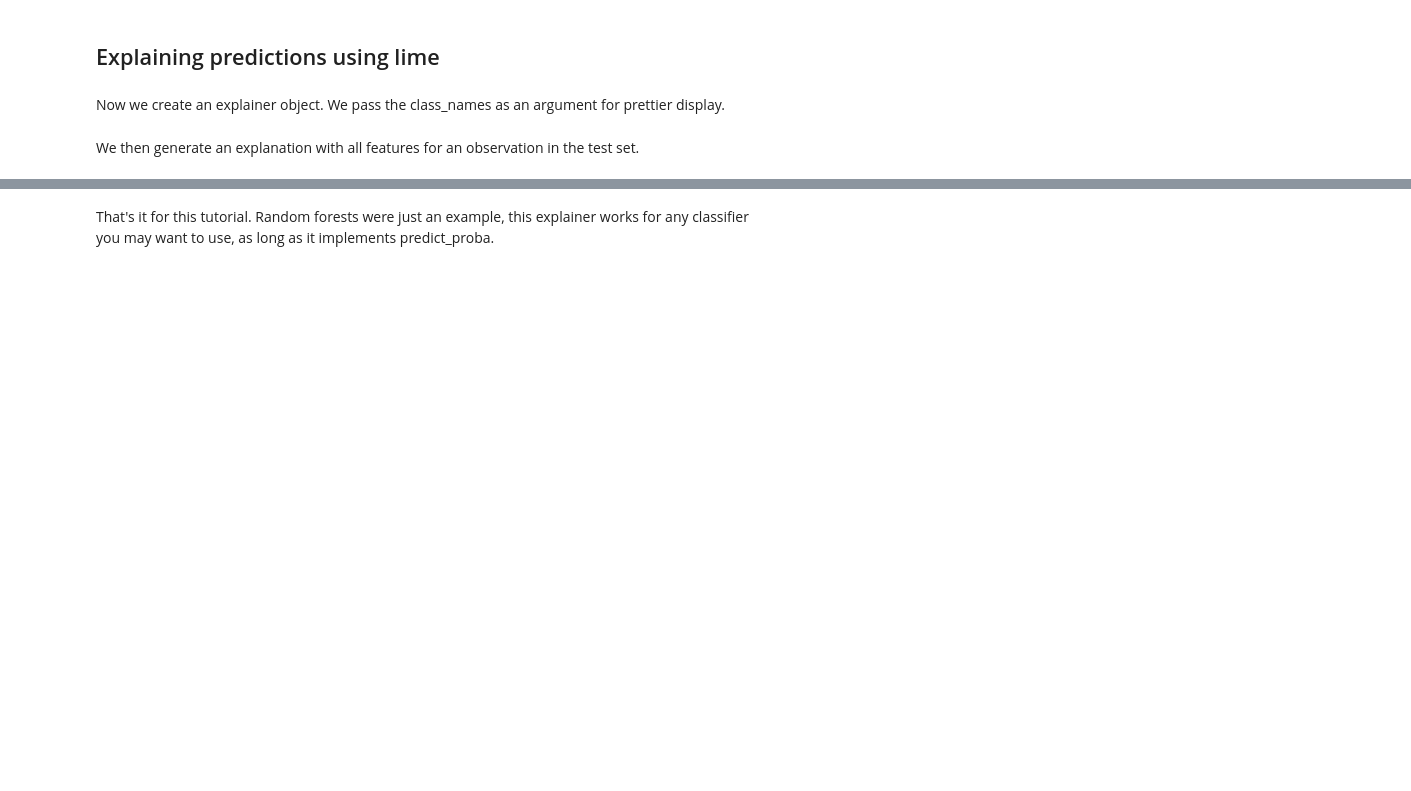
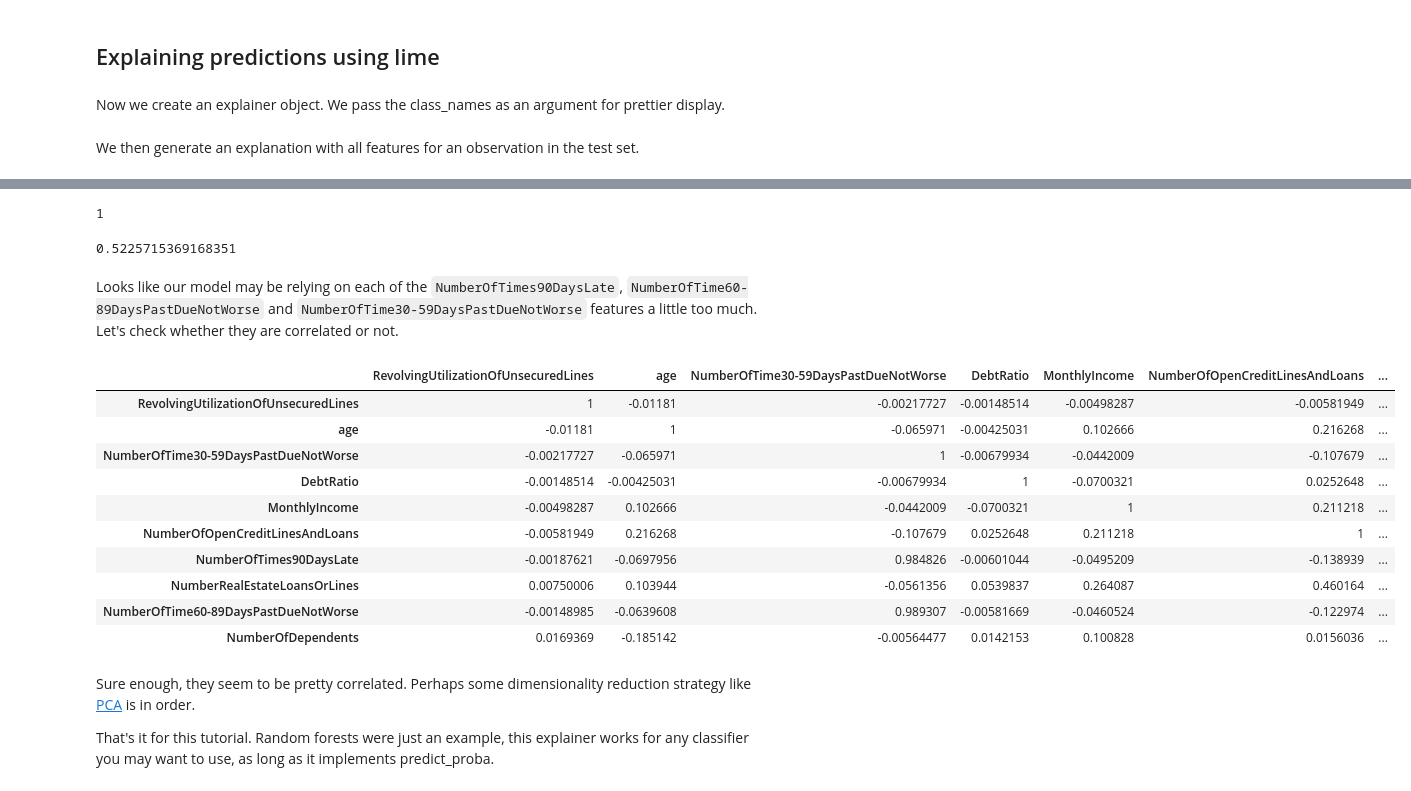
Before and after one commit to neaorin/Explaining-ML-Models, a Jupyter notebook: LIME Explain Credit Scoring.ipynb, the cells around one changed output, grey strips where cells are left out. Drawn from its saved outputs; the diff is of its cells as text; code cells hidden in the pictures; blank space fills up the shorter version.

```diff
--- a/LIME Explain Credit Scoring.ipynb
+++ b/LIME Explain Credit Scoring.ipynb
@@ -71,12 +71,10 @@ Name: SeriousDlqin2yrs, dtype: int64
 # %% [markdown]
 Now, let's say we want to use random forests for classification. It's usually hard to understand what random forests are doing, especially with many trees.
 # %%
-#Blackbox system can include preprocessing, not just a classifier!
-scaler = StandardScaler()
-pca = PCA()
+#Blackbox systems can include preprocessing, not just a classifier!
 rf = RandomForestClassifier(n_estimators=100, n_jobs=-1)
 
-blackbox_model = Pipeline([('scaler', scaler), ('pca', pca), ('rf', rf)])
+blackbox_model = Pipeline([('rf', rf)])
 blackbox_model.fit(X_train, y_train)
 # %% [output]
 Pipeline(memory=None,
@@ -140,3 +153,30 @@ Right: 0.12
 [interactive output not drawn]
+# %%
+y_test.iloc[idx3]
+# %% [output]
+1
+# %%
+print(exp3.score)
+# %% [output]
+0.5225715369168351
+# %% [markdown]
+Looks like our model may be relying on each of the `NumberOfTimes90DaysLate`, `NumberOfTime60-89DaysPastDueNotWorse` and `NumberOfTime30-59DaysPastDueNotWorse` features a little too much. Let's check whether they are correlated or not.
+# %%
+corr = X_train.corr()
+corr.style.background_gradient(cmap='coolwarm')
+# %% [output]
+|  | RevolvingUtilizationOfUnsecuredLines | age | NumberOfTime30-59DaysPastDueNotWorse | DebtRatio | MonthlyIncome | NumberOfOpenCreditLinesAndLoans | ... |
+| RevolvingUtilizationOfUnsecuredLines | 1 | -0.01181 | -0.00217727 | -0.00148514 | -0.00498287 | -0.00581949 | ... |
+| age | -0.01181 | 1 | -0.065971 | -0.00425031 | 0.102666 | 0.216268 | ... |
+| NumberOfTime30-59DaysPastDueNotWorse | -0.00217727 | -0.065971 | 1 | -0.00679934 | -0.0442009 | -0.107679 | ... |
+| DebtRatio | -0.00148514 | -0.00425031 | -0.00679934 | 1 | -0.0700321 | 0.0252648 | ... |
+| MonthlyIncome | -0.00498287 | 0.102666 | -0.0442009 | -0.0700321 | 1 | 0.211218 | ... |
+| NumberOfOpenCreditLinesAndLoans | -0.00581949 | 0.216268 | -0.107679 | 0.0252648 | 0.211218 | 1 | ... |
+| NumberOfTimes90DaysLate | -0.00187621 | -0.0697956 | 0.984826 | -0.00601044 | -0.0495209 | -0.138939 | ... |
+| NumberRealEstateLoansOrLines | 0.00750006 | 0.103944 | -0.0561356 | 0.0539837 | 0.264087 | 0.460164 | ... |
+| NumberOfTime60-89DaysPastDueNotWorse | -0.00148985 | -0.0639608 | 0.989307 | -0.00581669 | -0.0460524 | -0.122974 | ... |
+| NumberOfDependents | 0.0169369 | -0.185142 | -0.00564477 | 0.0142153 | 0.100828 | 0.0156036 | ... |
 # %% [markdown]
+Sure enough, they seem to be pretty correlated. Perhaps some dimensionality reduction strategy like [PCA](https://en.wikipedia.org/wiki/Principal_component_analysis) is in order.
+
 That's it for this tutorial. Random forests were just an example, this explainer works for any classifier you may want to use, as long as it implements predict_proba.
```
Also changed, not shown: parts of 13 cells of this notebook, 2 other files.
